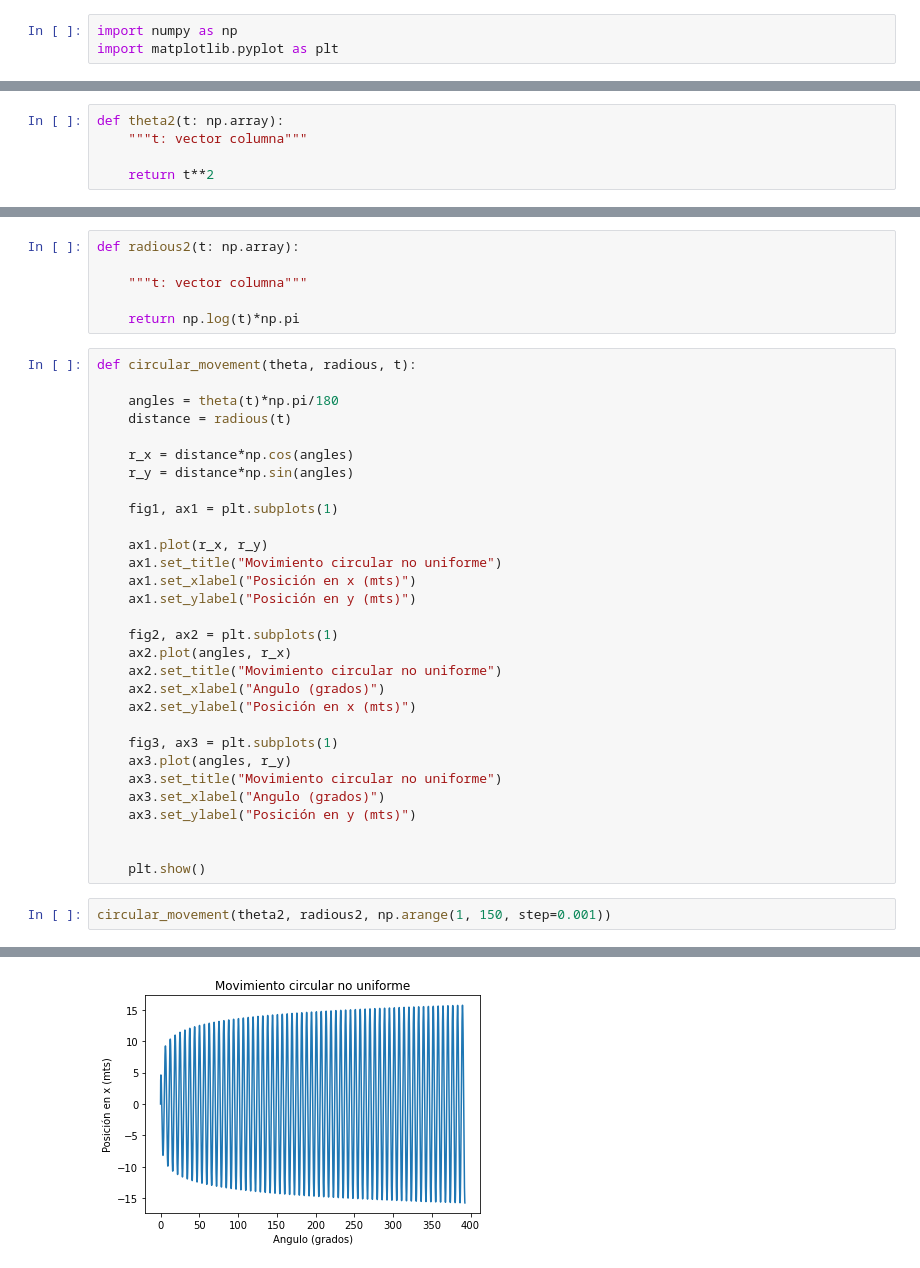
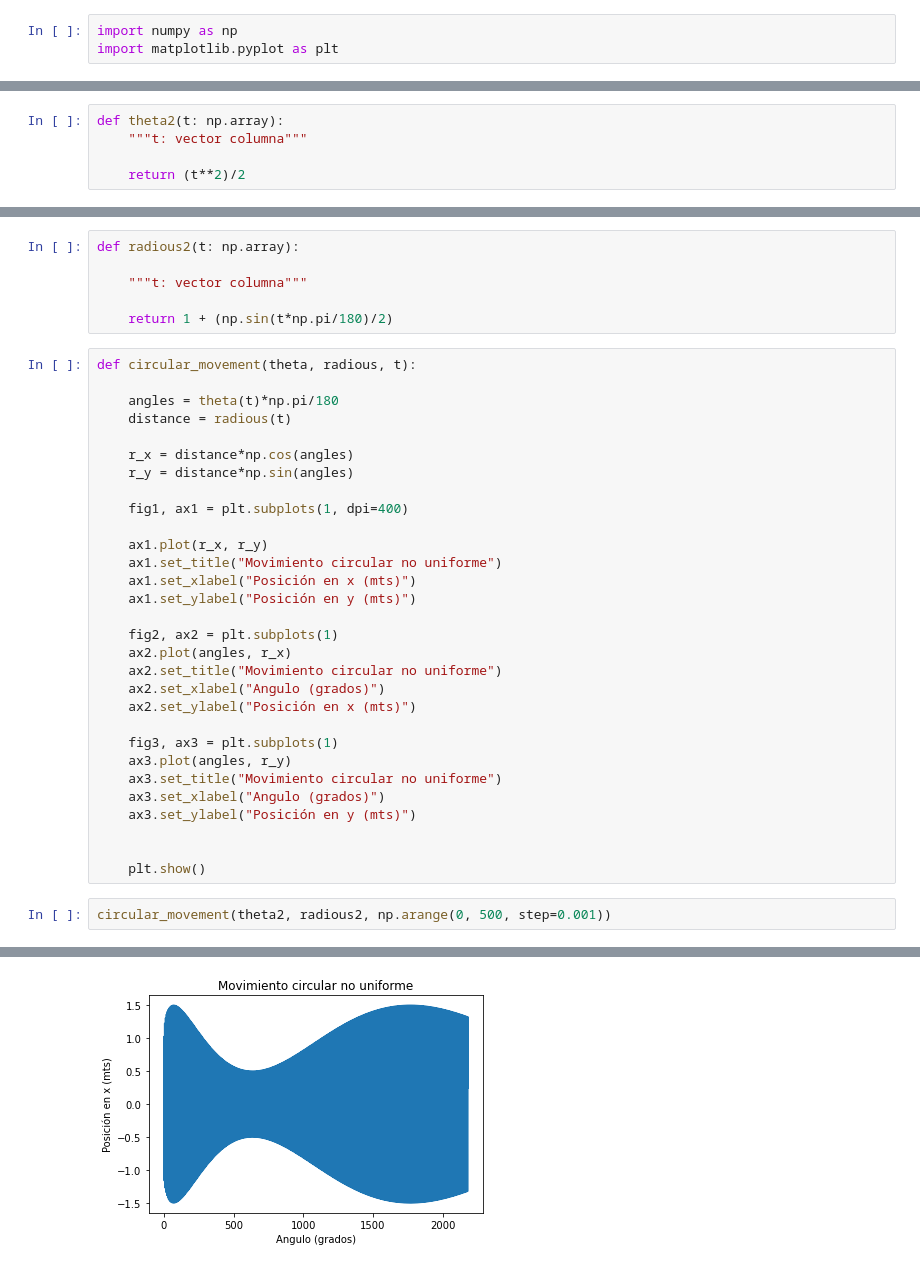
Before and after one commit to DaveAlsina/5toSemestre, a Jupyter notebook: fisica/talleres/taller3/Taller 3.ipynb, the cells around one changed output, grey strips where cells are left out. Drawn from its saved outputs; the diff is of its cells as text.

```diff
--- a/fisica/talleres/taller3/Taller 3.ipynb
+++ b/fisica/talleres/taller3/Taller 3.ipynb
@@ -10,4 +5,4 @@ def theta1(t: np.array):
 def theta2(t: np.array):
     """t: vector columna"""
 
-    return t**2
+    return (t**2)/2
@@ -22,7 +11,7 @@ def radious2(t: np.array):
 
     """t: vector columna"""
 
-    return np.log(t)*np.pi
+    return 1 + (np.sin(t*np.pi/180)/2)
 # %%
 def circular_movement(theta, radious, t):
 
@@ -32,7 +21,7 @@ def circular_movement(theta, radious, t):
     r_x = distance*np.cos(angles)
     r_y = distance*np.sin(angles)
 
-    fig1, ax1 = plt.subplots(1)
+    fig1, ax1 = plt.subplots(1, dpi=400)
 
     ax1.plot(r_x, r_y)
     ax1.set_title("Movimiento circular no uniforme")
@@ -54,5 +43,5 @@ def circular_movement(theta, radious, t):
 
     plt.show()
 # %%
-circular_movement(theta2, radious2, np.arange(1, 150, step=0.001))
+circular_movement(theta2, radious2, np.arange(0, 500, step=0.001))
 # %% [output]
@@ -60 +49 @@ circular_movement(theta2, radious2, np.arange(1, 150, step=0.001))
-[figure, old version]
+[figure, new version]
```
Also changed, not shown: parts of 3 cells of this notebook, 8 other files.
